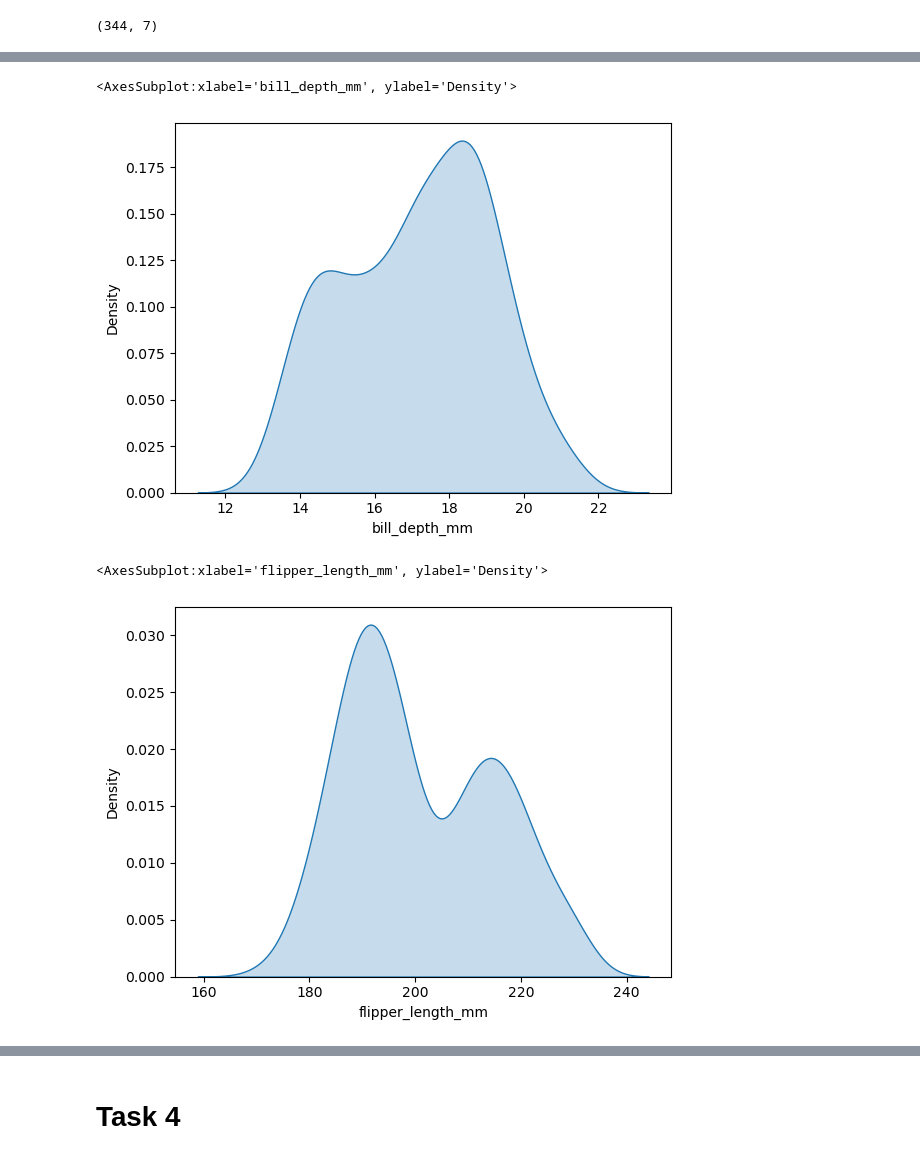
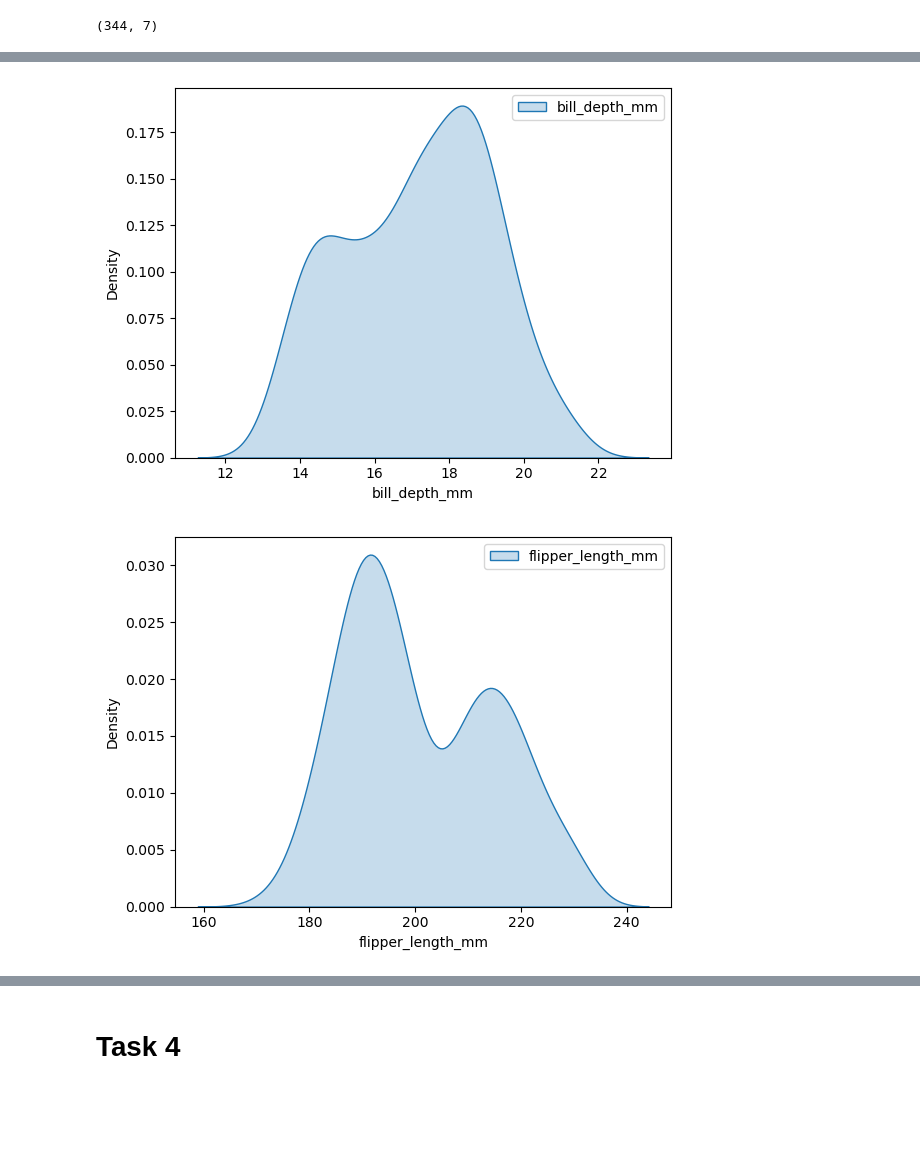
Before and after one commit to dectan/FUNDAMENTALS-OF-DATA-ANALYSIS, a Jupyter notebook: tasks.ipynb, the cells around one changed output, grey strips where cells are left out. Saved outputs shown, nothing was run; the diff lists cells and outputs as text; code cells hidden in the pictures; blank space fills up the shorter version.

```diff
--- a/tasks.ipynb
+++ b/tasks.ipynb
@@ -202,12 +218,14 @@ sns.kdeplot(df['bill_length_mm'],shade=True, label="bill_length_mm")
 # %%
 sns.kdeplot(df['bill_depth_mm'],shade=True, label="bill_depth_mm")
+plt.legend()
+plt.show()
 # %% [output]
-<AxesSubplot:xlabel='bill_depth_mm', ylabel='Density'>
-[figure, old version]
+[figure, new version]
 # %%
 sns.kdeplot(df['flipper_length_mm'],shade=True, label="flipper_length_mm")
+plt.legend()
+plt.show()
 # %% [output]
-<AxesSubplot:xlabel='flipper_length_mm', ylabel='Density'>
-[figure, old version]
+[figure, new version]
 # %%
 sns.kdeplot(df['body_mass_g'],shade=True, label="body_mass_g")
```
Also changed, not shown: parts of 15 cells of this notebook.
